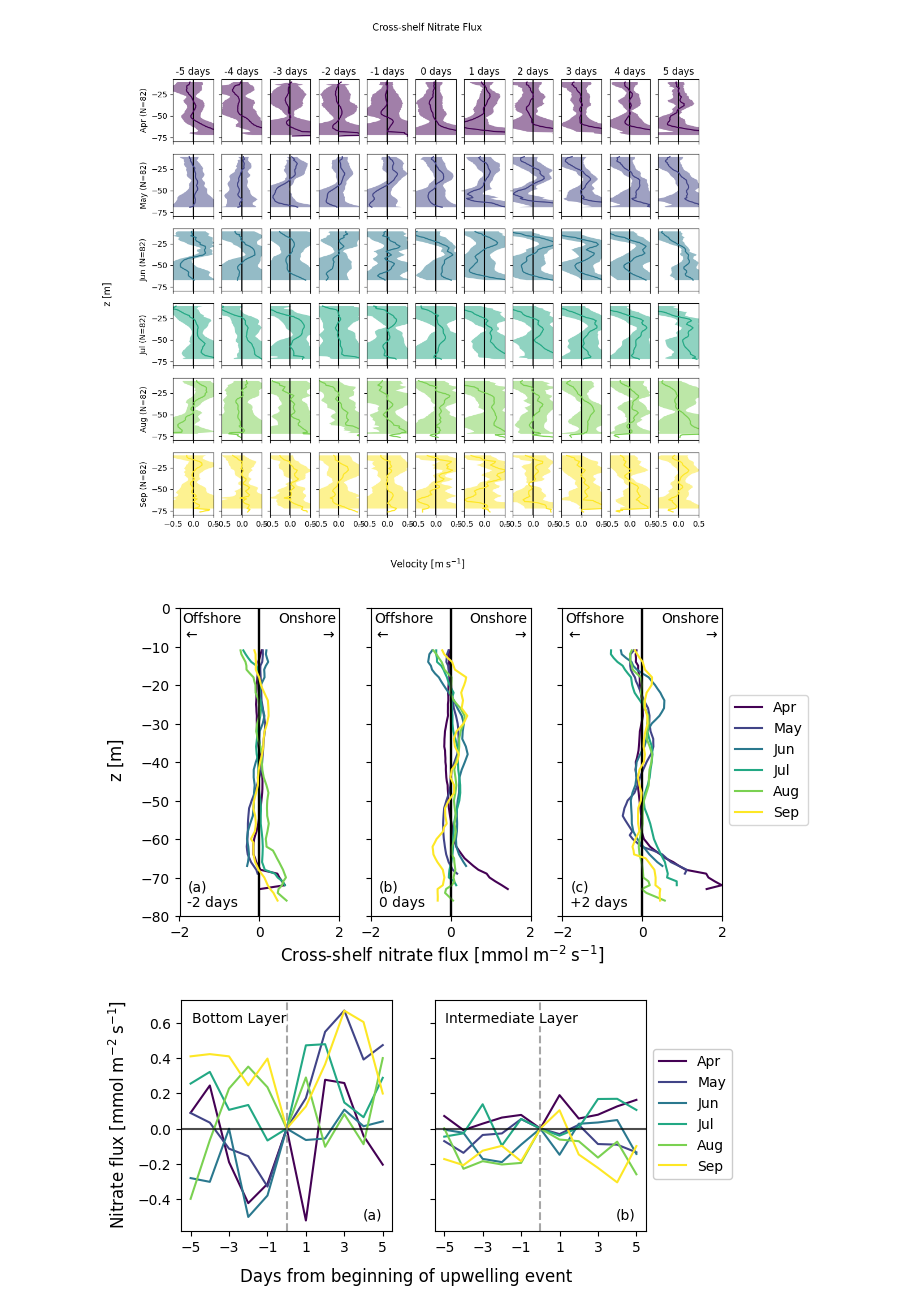
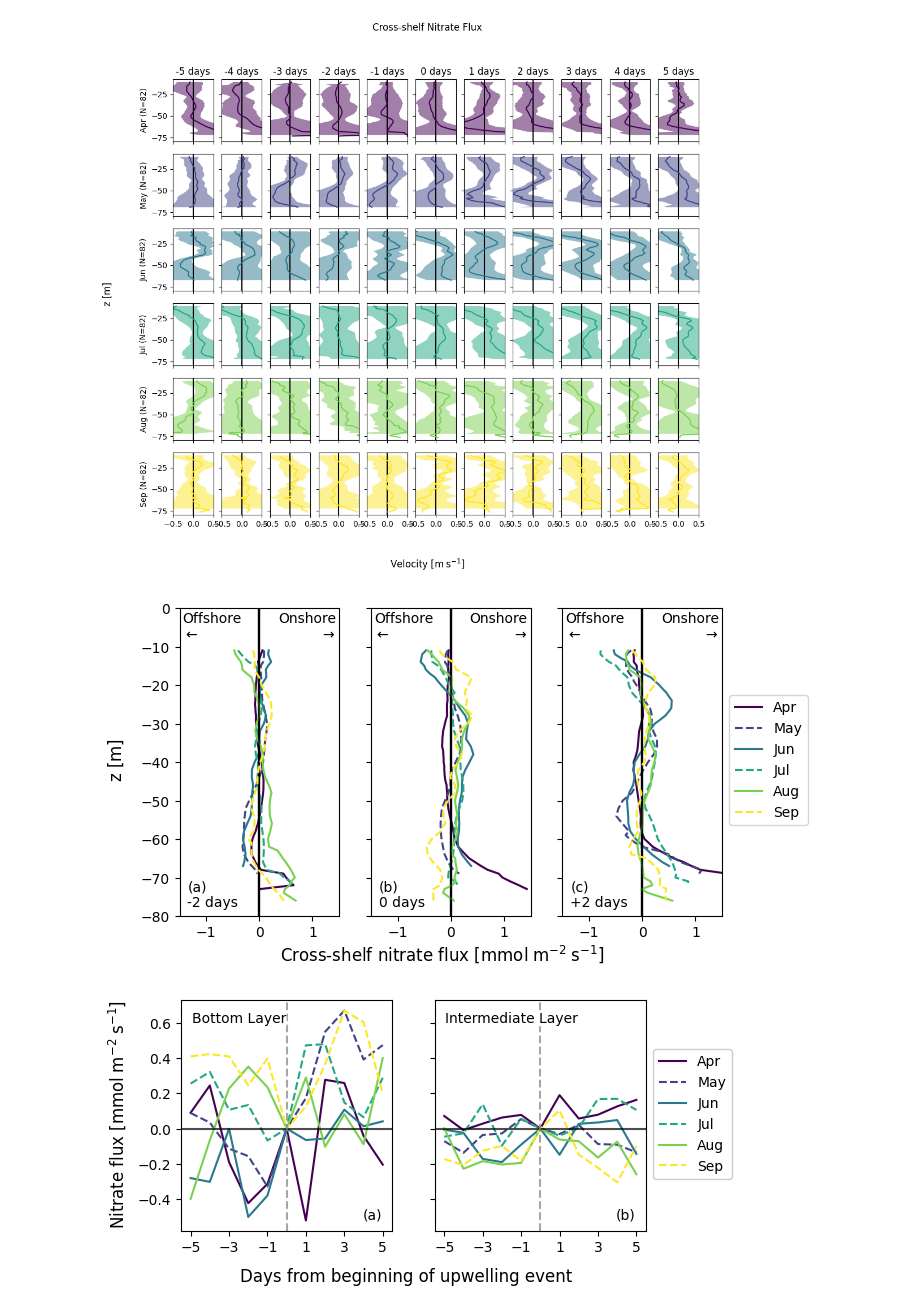
Before and after one commit to andrew-s28/shelf-nitrate-response-to-upwelling, a Jupyter notebook: notebooks/composite_analysis.ipynb, the cells around one changed output. Saved outputs shown, nothing was run; the diff lists cells and outputs as text; code cells hidden in the pictures.

Commit message:
fix to use dashed lines for every other month

```diff
--- a/notebooks/composite_analysis.ipynb
+++ b/notebooks/composite_analysis.ipynb
@@ -14,6 +14,7 @@ from tqdm import tqdm
 # %%
 # For plotting months with colormap
 colors = cmaps["viridis"](np.linspace(0, 1, 6))
+linestyles = ["-", "--", "-", "--", "-", "--"]
 
 FIG_SAVE_FMT = "png"
 # %%
@@ -238,11 +239,11 @@ for i, m in enumerate(composite_stress_monthly["month"].sel(month=slice(4, 9))):
     data = composite_stress_monthly.sel(month=m)
     nstar = data["count"].mean(dim="time")
     nstar_string = f"N*$\\approx${nstar:.0f}"
-    ax.plot(days, data["mean"], c=colors[i], label=f"{calendar.month_abbr[m.values]}\n{nstar_string}")
+    ax.plot(days, data["mean"], c=colors[i], ls=linestyles[i], label=f"{calendar.month_abbr[m.values]}\n{nstar_string}")
     ax.fill_between(
         days,
-        data["mean"] - data["ci"],  # pyright: ignore[reportArgumentType]
-        data["mean"] + data["ci"],  # pyright: ignore[reportArgumentType]
+        data["mean"] - data["ci"],
+        data["mean"] + data["ci"],
         ls="None",
         edgecolor="None",
         facecolor=colors[i],
@@ -337,6 +338,7 @@ for i, v in enumerate(composite_vel_monthly_cs_slice["time"]):
             -data["depth"],
             label=calendar.month_abbr[m.values],
             c=colors[j],
+            ls=linestyles[j],
         )
         axs[i].minorticks_off()
         axs[i].set_ylim([-80, 0])
@@ -624,10 +626,11 @@ for i, v in enumerate(composite_midshelf_nitrate_flux_monthly_slice["time"]):
             -data["depth"],
             label=calendar.month_abbr[m.values],
             c=colors[j],
+            ls=linestyles[j],
         )
         axs[i].minorticks_off()
         axs[i].set_ylim([-80, 0])
-        axs[i].set_xlim([-2, 2])
+        axs[i].set_xlim([-1.5, 1.5])
         axs[i].text(
             0.02,
             0.99,
@@ -663,34 +666,34 @@ axs[1].annotate(
     xy=(0.05, 0.02),
     xycoords="axes fraction",
     fontsize=10,
     ha="left",
     va="bottom",
     bbox=bbox_props,
 )
 axs[2].annotate(
     "(c)\n+2 days",
     xy=(0.05, 0.02),
     xycoords="axes fraction",
     fontsize=10,
     ha="left",
     va="bottom",
     bbox=bbox_props,
 )
 handles, labels = axs[0].get_legend_handles_labels()
 fig.legend(handles, labels, loc="center left", bbox_to_anchor=(0.9, 0.5))
 
 fig.supxlabel(
     "Cross-shelf nitrate flux [$\\mathsf{mmol \\; m^{-2} \\; s^{-1}}$]",
     y=-0.01,
 )
 fig.supylabel("z [$\\mathsf{{m}}$]", x=0.02)
 plt.savefig(
     FIGURES_DIR / f"manuscript/{FIG_SAVE_FMT}/composite_cs_nflux.{FIG_SAVE_FMT}",
     format=FIG_SAVE_FMT,
     bbox_inches="tight",
 )
 # %% [output]
-[figure, old version]
+[figure, new version]
 # %%
 flux_bottom_list = []
 flux_middle_list = []
```
Also changed, not shown: parts of 2 cells of this notebook, 1 other file.
